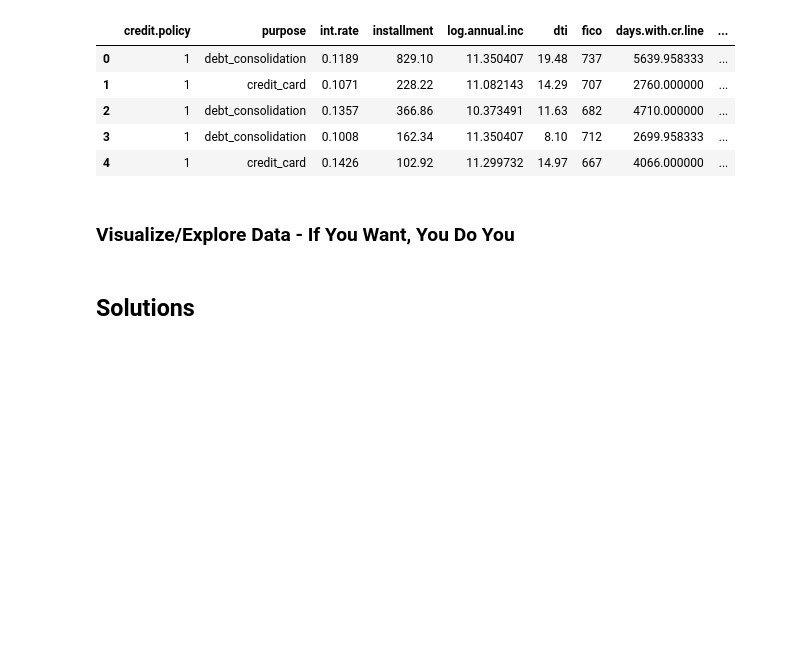
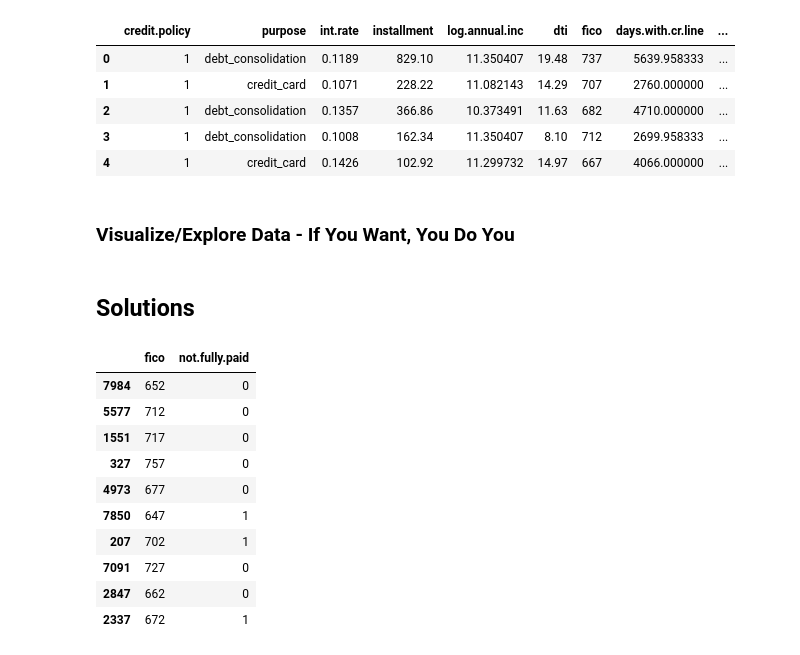
Before and after one commit to ASykes4/DATA_3450_Quiz_2, a Jupyter notebook: quiz_2_1221_start.ipynb, the cells around one changed output. Drawn from its saved outputs; the diff is of its cells as text; code cells hidden in the pictures; blank space fills up the shorter version.

```diff
--- a/quiz_2_1221_start.ipynb
+++ b/quiz_2_1221_start.ipynb
@@ -64,3 +65,17 @@ df.head()
 ### Visualize/Explore Data - If You Want, You Do You
 # %% [markdown]
 ## Solutions
+# %%
+df[["fico","not.fully.paid"]].sample(10)
+# %% [output]
+|  | fico | not.fully.paid |
+| 7984 | 652 | 0 |
+| 5577 | 712 | 0 |
+| 1551 | 717 | 0 |
+| 327 | 757 | 0 |
+| 4973 | 677 | 0 |
+| 7850 | 647 | 1 |
+| 207 | 702 | 1 |
+| 7091 | 727 | 0 |
+| 2847 | 662 | 0 |
+| 2337 | 672 | 1 |
```
Also changed, not shown: parts of 10 cells of this notebook.
